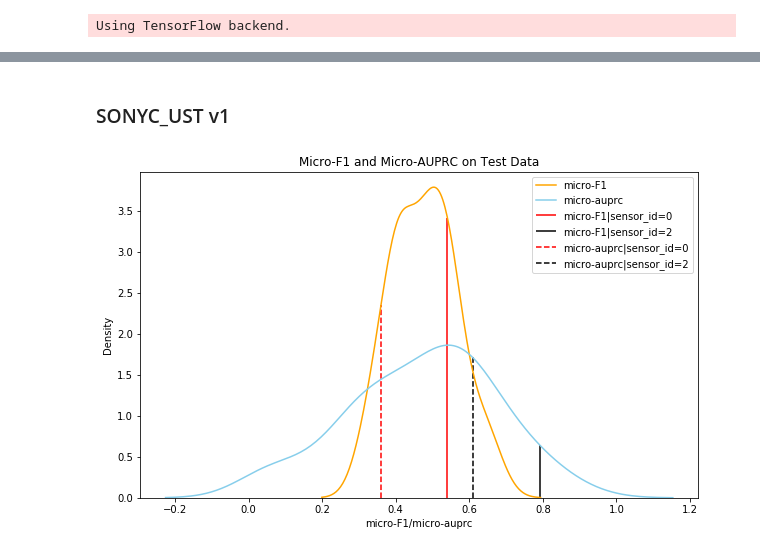
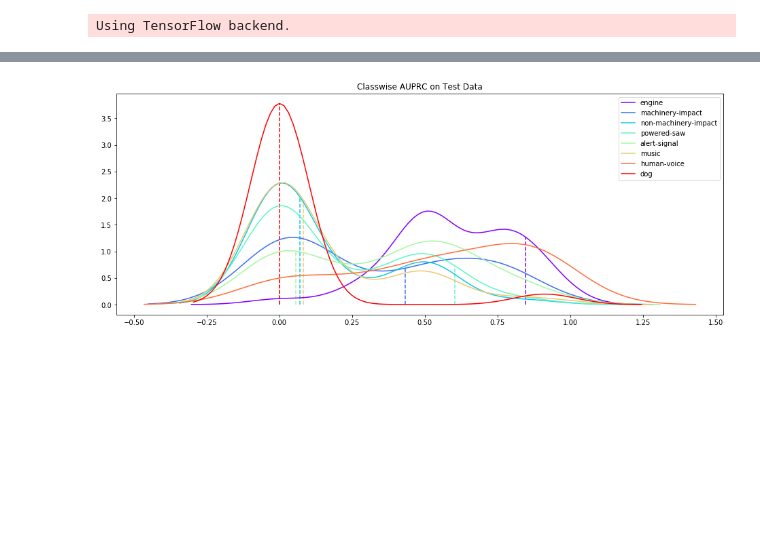
Before and after one commit to ksangeeta2429/l3embedding, a Jupyter notebook: notebooks/evaluate_ust_per_sensor.ipynb, the cells around one changed output, grey strips where cells are left out. Drawn from its saved outputs; the diff is of its cells as text; code cells hidden in the pictures; blank space fills up the shorter version.

Commit message:
updated evaluate_per_sensor

```diff
--- a/notebooks/evaluate_ust_per_sensor.ipynb
+++ b/notebooks/evaluate_ust_per_sensor.ipynb
@@ -341,30 +346,21 @@ plt.show()
-# %% [markdown]
-### SONYC_UST v1
-# %%
-test = test1[~test1['sensor_id'].isin([0, 2])]
-s0_1 = test1[test1['sensor_id'] == 0].iloc[0]["micro_f1"]
-s2_1 = test1[test1['sensor_id'] == 2].iloc[0]["micro_f1"]
-s0_2 = test1[test1['sensor_id'] == 0].iloc[0]["micro_auprc"]
-s2_2 = test1[test1['sensor_id'] == 2].iloc[0]["micro_auprc"]
-
-fig, ax = plt.subplots(figsize=(10,6))
-sns.kdeplot(test["micro_f1"], color='orange', label='micro-F1', ax=ax)
-xf, yf = ax.lines[0].get_data()
-y0_1 = np.interp(s0_1, xf, yf)
-y2_1 = np.interp(s2_1, xf, yf)
-
-sns.kdeplot(test["micro_auprc"], color='skyblue', label='micro-auprc', ax=ax)
-xa, ya = ax.lines[1].get_data()
-y0_2 = np.interp(s0_2, xa, ya)
-y2_2 = np.interp(s2_2, xa, ya)
-
-plt.vlines(s0_1, ymin=0, ymax=y0_1, color='red', label='micro-F1|sensor_id=0')
-plt.vlines(s2_1, ymin=0, ymax=y2_1, color='black', label='micro-F1|sensor_id=2')
-plt.vlines(s0_2, ymin=0, ymax=y0_2, color='red', ls='--', label='micro-auprc|sensor_id=0')
-plt.vlines(s2_2, ymin=0, ymax=y2_2, color='black', ls='--', label='micro-auprc|sensor_id=2')
-plt.legend()
-plt.title('Micro-F1 and Micro-AUPRC on Test Data')
-plt.xlabel('micro-F1/micro-auprc')
-plt.show()
-# %% [output]
-[figure, removed]
+# %%
+sid = 2 #56 #0, 2
+evenly_spaced_interval = np.linspace(0, 1, len(metrics))
+colors = [cm.rainbow(x) for x in evenly_spaced_interval]
+test = test1[test1['sensor_id'] != sid]
+fig, ax = plt.subplots(figsize=(16,6))
+
+for i, metric in enumerate(metrics):
+    labelname = metric + '|sensor_id=' + str(sid)
+    s = test1[test1['sensor_id'] == sid].iloc[0][metric]
+    sns.kdeplot(test[metric], color=colors[i], label=metric, ax=ax)
+
+    xf, yf = ax.lines[i].get_data()
+    y = np.interp(s, xf, yf)
+    plt.vlines(s, ymin=0, ymax=y, color=colors[i], ls='--') #label=labelname
+
+plt.legend()
+plt.title(plot_title)
+plt.show()
+# %% [output]
+[figure, added]
```
Also changed, not shown: parts of 13 cells of this notebook, 4 other files.
